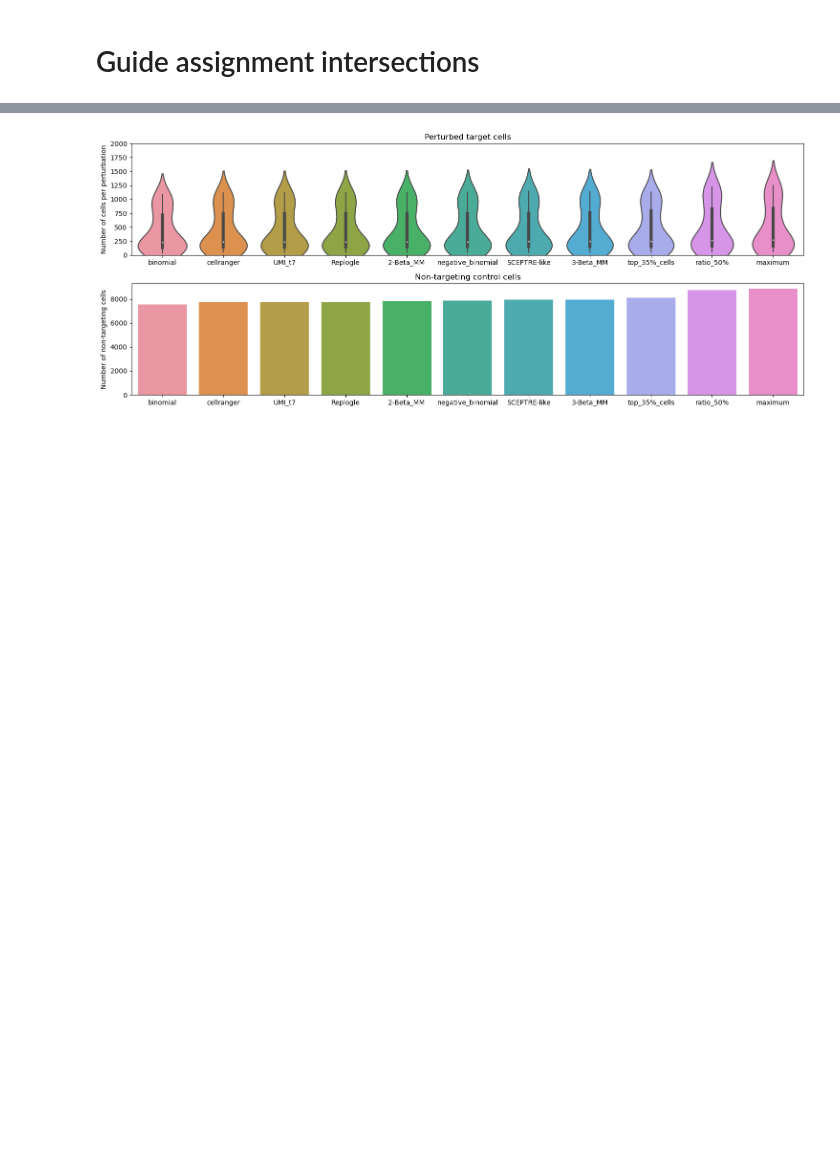
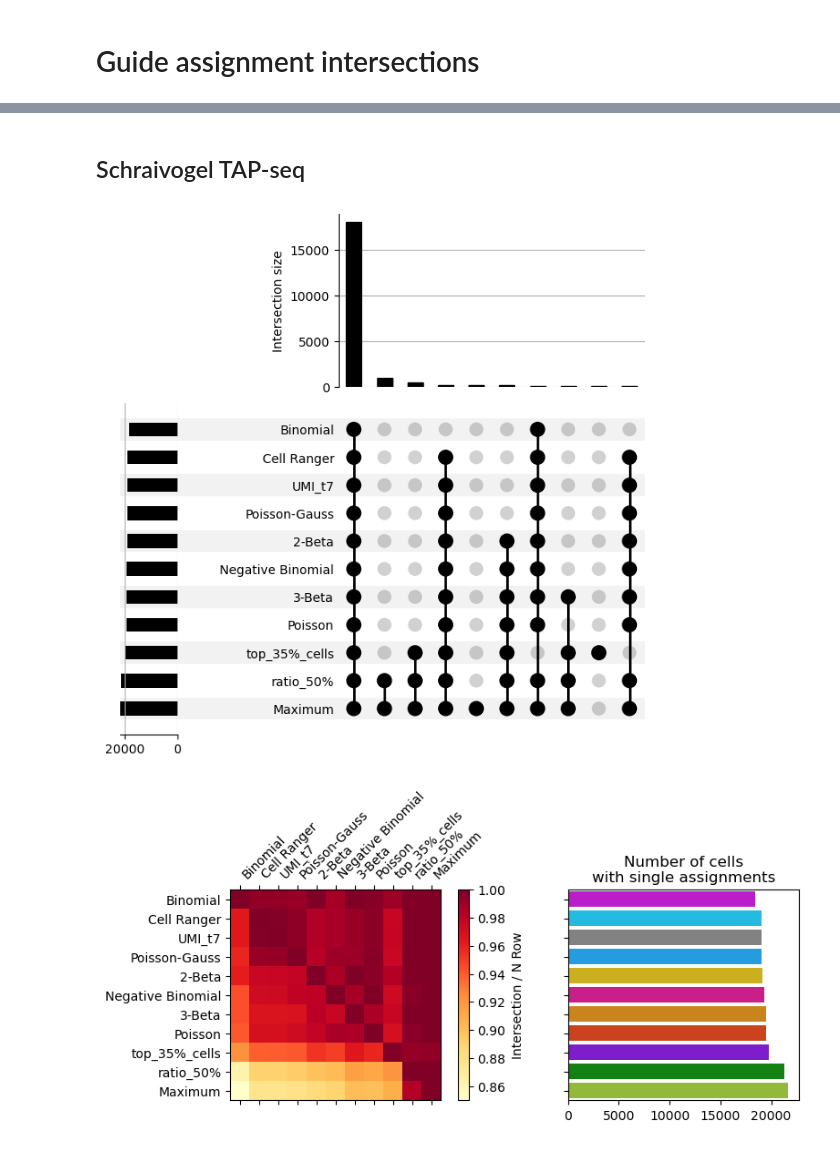
Before and after one commit to velten-group/crispat_analysis, a Jupyter notebook: python/ga_comparison_Schraivogel.ipynb, the cells around one changed output, grey strips where cells are left out. Saved outputs shown, nothing was run; the diff lists cells and outputs as text; code cells hidden in the pictures; blank space fills up the shorter version.

```diff
--- a/python/ga_comparison_Schraivogel.ipynb
+++ b/python/ga_comparison_Schraivogel.ipynb
@@ -210,28 +146,2 @@ single_perturbations['target_gene'] = single_perturbations['gRNA'].apply(lambda
-# %%
-targeting = single_perturbations[single_perturbations['target_gene'] != 'non-targeting']
-non_targeting = single_perturbations[single_perturbations['target_gene'] == 'non-targeting']
-
-fig, axs = plt.subplots(figsize = (15, 6), nrows = 2, ncols = 1)
-
-# create barplot of the total number non-targeting control cells per method
-nt = non_targeting[['cell', 'method']].drop_duplicates().groupby('method').size().reset_index(name='cells')
-nt = nt.sort_values(by='cells')
-sns.barplot(data = nt, x = "method", y = "cells", ax = axs[1])
-axs[1].set_xlabel('')
-axs[1].set_ylabel('Number of non-targeting cells')
-axs[1].set_title('Non-targeting control cells')
-
-# create boxplots of the number of cells per perturbation
-targeting = targeting[['cell', 'gRNA', 'target_gene', 'method']].drop_duplicates()
-targeting = targeting.groupby(['method', 'target_gene']).size().reset_index(name = 'cells')
-sns.violinplot(data = targeting, x = "method", y = "cells", ax = axs[0], order = nt['method'])
-axs[0].set_ylim(0, 2000)
-axs[0].set_xlabel('')
-axs[0].set_ylabel('Number of cells per perturbation')
-axs[0].set_title('Perturbed target cells')
-
-plt.tight_layout()
-plt.savefig(fig_dir + 'n_assigned_cells_TAP.png', dpi = 500, bbox_inches="tight")
-plt.show()
-# %% [output]
-[figure, removed]
+# %% [markdown]
+## Schraivogel TAP-seq
@@ -237,0 +182,39 @@ plt.show()
+# %%
+# read in assignments from various methods
+file_dir = {'2-Beta': gc_dir + 'Schraivogel_TAP/2-BetaMM/perturbations.csv',
+            '3-Beta': gc_dir + 'Schraivogel_TAP/3-BetaMM/perturbations.csv',
+            'Binomial': gc_dir + 'Schraivogel_TAP/binomial/perturbations.csv',
+            'Cell Ranger': gc_dir + 'Schraivogel_TAP/gauss/batch1/perturbations.csv',
+            'Maximum': gc_dir + 'Schraivogel_TAP/max/perturbations.csv',
+            'Negative Binomial': gc_dir + 'Schraivogel_TAP/negative_binomial/perturbations.csv',
+            'top_35%_cells': gc_dir + 'Schraivogel_TAP/quantiles/perturbations_q0.35.csv',
+            'Poisson-Gauss': gc_dir + 'Schraivogel_TAP/replogle/perturbations.csv',
+            'UMI_t7': gc_dir + 'Schraivogel_TAP/UMI_t/perturbations_t7.csv',
+            'ratio_50%': gc_dir + 'Schraivogel_TAP/ratios/perturbations_t0.5.csv',
+            'Poisson': gc_dir + 'Schraivogel_TAP/SCEPTRE/perturbations.csv'}
+
+perturbations = pd.DataFrame()
+for method_name, file_name in file_dir.items():
+    p = get_perturbations(file_name, method_name)
+    perturbations = pd.concat([perturbations, p])
+# %%
+# Filtering for cells with single perturbations
+grouped_df = perturbations.drop_duplicates()
+grouped_df = grouped_df.groupby(['method', 'cell']).size().reset_index(name='pert_count')
+single_perturbations = perturbations.merge(grouped_df, on=['method', 'cell'])
+single_perturbations = single_perturbations[single_perturbations['pert_count'] == 1]
+
+# Upset plot
+gc.plot_intersections(single_perturbations)
+plt.savefig(fig_dir + 'schraivogel_tap_gc_upset.png', dpi = 500, bbox_inches="tight")
+plt.show()
+
+# Heatmap
+colors = pd.read_csv(data_dir + 'sceptre_pipeline/schraivogel_tap_gRNA/colors.csv')
+colors = colors.set_index('method')['colors'].to_dict()
+gc.plot_intersection_heatmap(single_perturbations, colors)
+plt.savefig(fig_dir + 'schraivogel_tap_gc_heatmap.png', dpi = 500, bbox_inches="tight")
+plt.show()
+# %% [output]
+[figure, added]
+[figure, added]
```
Also changed, not shown: parts of 11 cells of this notebook, 3 other files.
